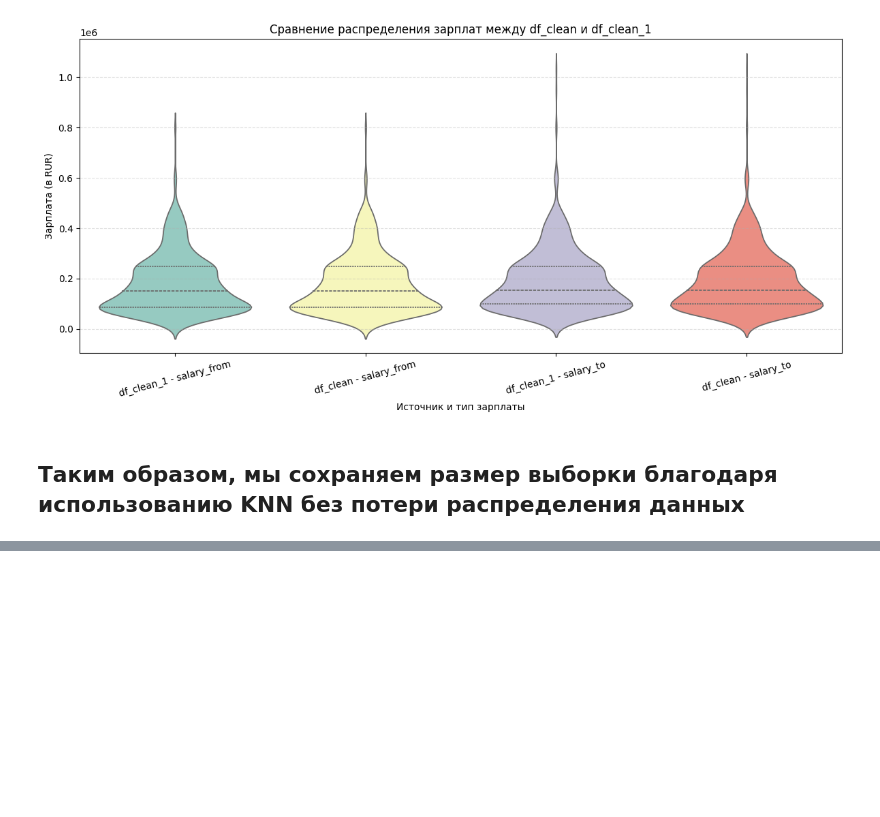
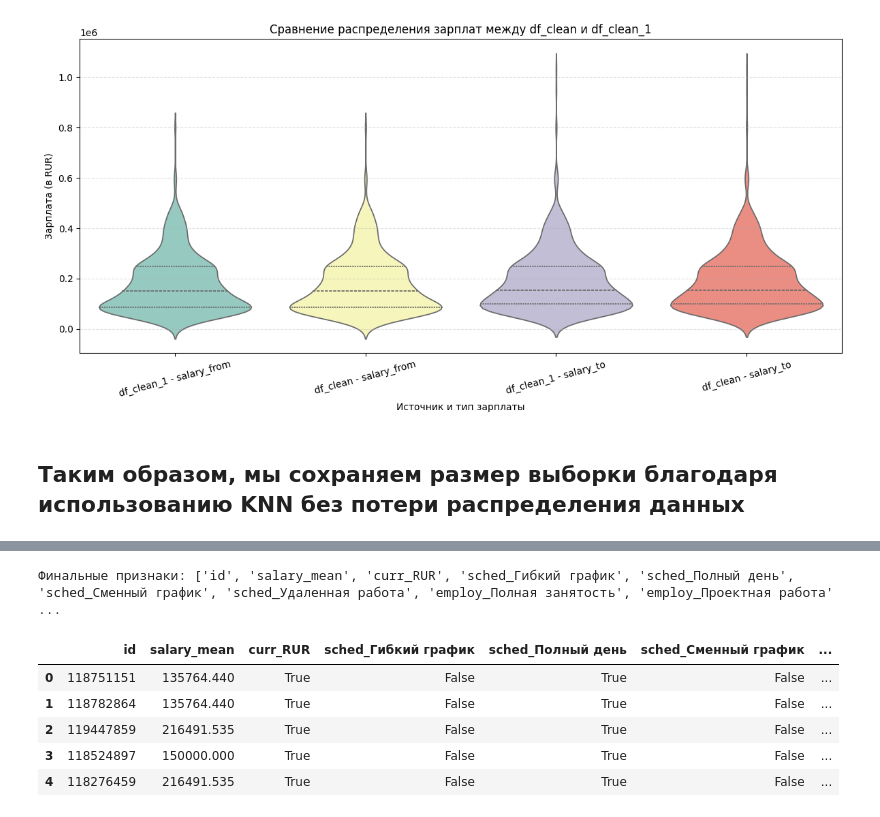
Before and after one commit to onoregleb/data_for_ml, a Jupyter notebook: hw2.ipynb, the cells around one changed output, grey strips where cells are left out. Saved outputs shown, nothing was run; the diff lists cells and outputs as text; code cells hidden in the pictures; blank space fills up the shorter version.

```diff
--- a/hw2.ipynb
+++ b/hw2.ipynb
@@ -246,0 +342,74 @@ df_final = df.drop(columns=columns_to_drop)
+# %%
+import pandas as pd
+from sklearn.model_selection import KFold
+
+# Исходные данные
+raw_data = df_final.copy()
+
+# Этап очистки и преобразования
+cleaned_data = raw_data.copy()
+
+# Обработка зарплатных полей
+cleaned_data['salary_from'] = pd.to_numeric(cleaned_data['salary_from'], errors='coerce')
+cleaned_data['salary_to'] = pd.to_numeric(cleaned_data['salary_to'], errors='coerce')
+cleaned_data.dropna(subset=['salary_from', 'salary_to'], inplace=True)
+
+# Создаем salary_mean вместо target_salary
+cleaned_data['salary_mean'] = (cleaned_data['salary_from'] + cleaned_data['salary_to']) / 2
+
+# One-Hot Encoding для категорий с малым числом уникальных значений
+categorical_features = ['salary_currency', 'schedule', 'employment']
+cleaned_data = pd.get_dummies(cleaned_data, columns=categorical_features,
+                             prefix=['curr', 'sched', 'employ'])
+
+# Label Encoding для опыта работы
+experience_mapping = {'Нет опыта': 0, 'От 1 года до 3 лет': 1, 'От 3 до 6 лет': 2}
+cleaned_data['experience_level'] = cleaned_data['experience'].map(experience_mapping).fillna(-1)
+
+# === Продвинутая обработка категориальных признаков ===
+
+def create_target_encoding(series, target_series):
+    kf = KFold(n_splits=5, shuffle=True, random_state=42)
+    encoded = pd.Series(np.zeros(len(series)), index=series.index)
+    global_mean = target_series.mean()
+
+    for train_idx, val_idx in kf.split(series):
+        train_series = series.iloc[train_idx]
+        train_target = target_series.iloc[train_idx]
+        group_means = train_target.groupby(train_series).mean()
+        encoded.iloc[val_idx] = series.iloc[val_idx].map(group_means).fillna(global_mean)
+
+    return encoded.fillna(global_mean)
+
+cleaned_data['job_title_encoded'] = create_target_encoding(cleaned_data['name'], cleaned_data['salary_mean'])
+cleaned_data['region_encoded'] = create_target_encoding(cleaned_data['area_name'], cleaned_data['salary_mean'])
+
+# Smoothed Frequency Encoding для работодателей
+def create_smoothed_encoding(series, target_series, weight=10):
+    global_mean = target_series.mean()
+    group_means = target_series.groupby(series).mean()
+    group_counts = series.value_counts()
+    smoothed = (group_counts * group_means + weight * global_mean) / (group_counts + weight)
+    return series.map(smoothed).fillna(global_mean)
+
+cleaned_data['employer_encoded'] = create_smoothed_encoding(
+    cleaned_data['employer_name'],
+    cleaned_data['salary_mean']
+)
+
+# === Формирование финального набора признаков ===
+features_df = cleaned_data.drop(columns=[
+    'name', 'area_name', 'employer_name', 'experience',
+    'alternate_url', 'published_at', 'salary_from', 'salary_to',  # Удаляем исходные столбцы
+], errors='ignore')
+# %% [output]
+Финальные признаки: ['id', 'salary_mean', 'curr_RUR', 'sched_Гибкий график', 'sched_Полный день', 'sched_Сменный график', 'sched_Удаленная работа', 'employ_Полная занятость', 'employ_Проектная работа' ...
+# %%
+features_df.head()
+# %% [output]
+|  | id | salary_mean | curr_RUR | sched_Гибкий график | sched_Полный день | sched_Сменный график | ... |
+| 0 | 118751151 | 135764.440 | True | False | True | False | ... |
+| 1 | 118782864 | 135764.440 | True | False | True | False | ... |
+| 2 | 119447859 | 216491.535 | True | False | True | False | ... |
+| 3 | 118524897 | 150000.000 | True | False | True | False | ... |
+| 4 | 118276459 | 216491.535 | True | False | True | False | ... |
```
Also changed, not shown: parts of 11 cells of this notebook.
